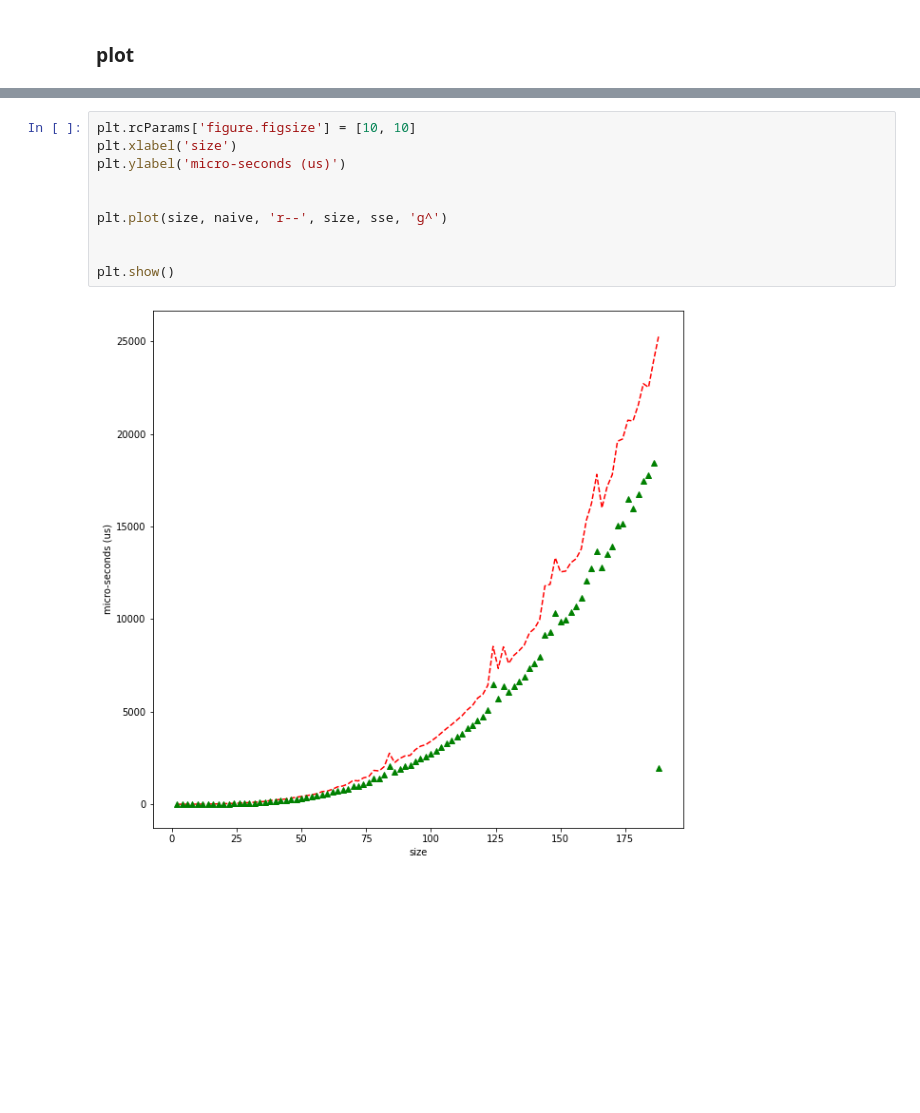
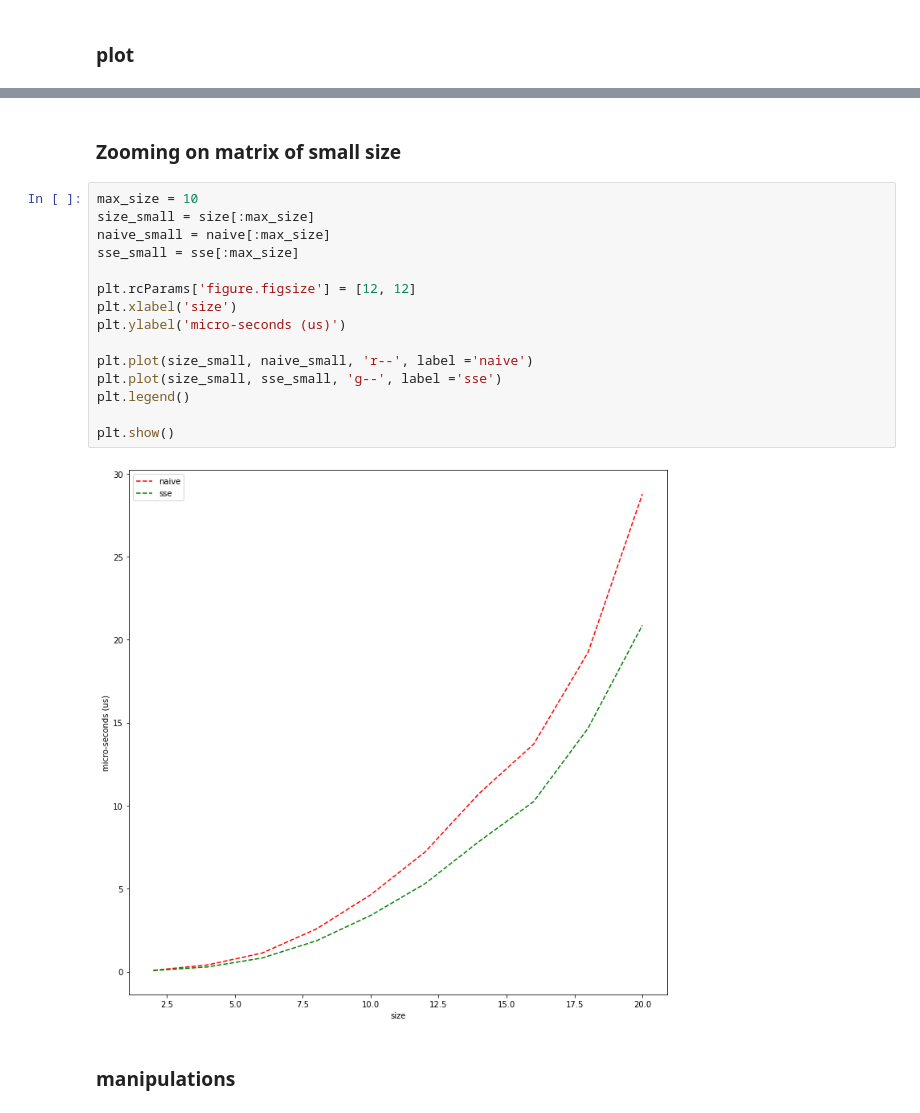
Before and after one commit to BhanuKiranChaluvadi/matrix-multiplication, a Jupyter notebook: plotter.ipynb, the cells around one changed output, grey strips where cells are left out. Drawn from its saved outputs; the diff is of its cells as text; blank space fills up the shorter version.

Commit message:
Added more plot to the jupyter notebook

```diff
--- a/plotter.ipynb
+++ b/plotter.ipynb
@@ -56,12 +57,21 @@ plt.show()
+# %% [markdown]
+### Zooming on matrix of small size
 # %%
-plt.rcParams['figure.figsize'] = [10, 10]
+max_size = 10
+size_small = size[:max_size]
+naive_small = naive[:max_size]
+sse_small = sse[:max_size]
+
+plt.rcParams['figure.figsize'] = [12, 12]
 plt.xlabel('size')
 plt.ylabel('micro-seconds (us)')
 
-
-plt.plot(size, naive, 'r--', size, sse, 'g^')
-
+plt.plot(size_small, naive_small, 'r--', label ='naive')
+plt.plot(size_small, sse_small, 'g--', label ='sse')
+plt.legend()
 
 plt.show()
 # %% [output]
-[figure, old version]
+[figure, new version]
+# %% [markdown]
+### manipulations
```
Also changed, not shown: parts of 9 cells of this notebook, 1 other file.
